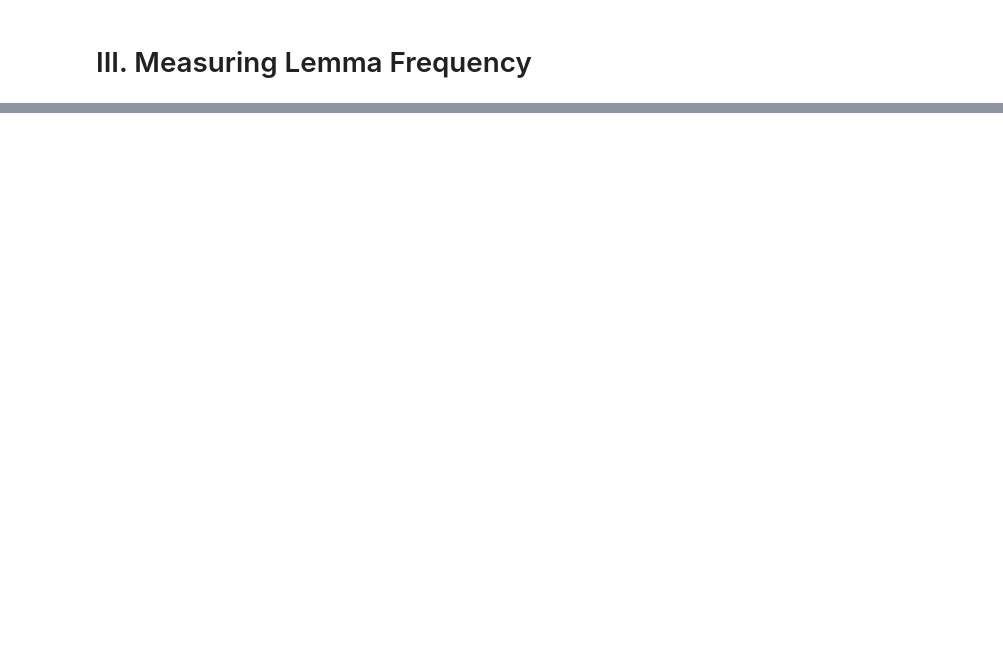
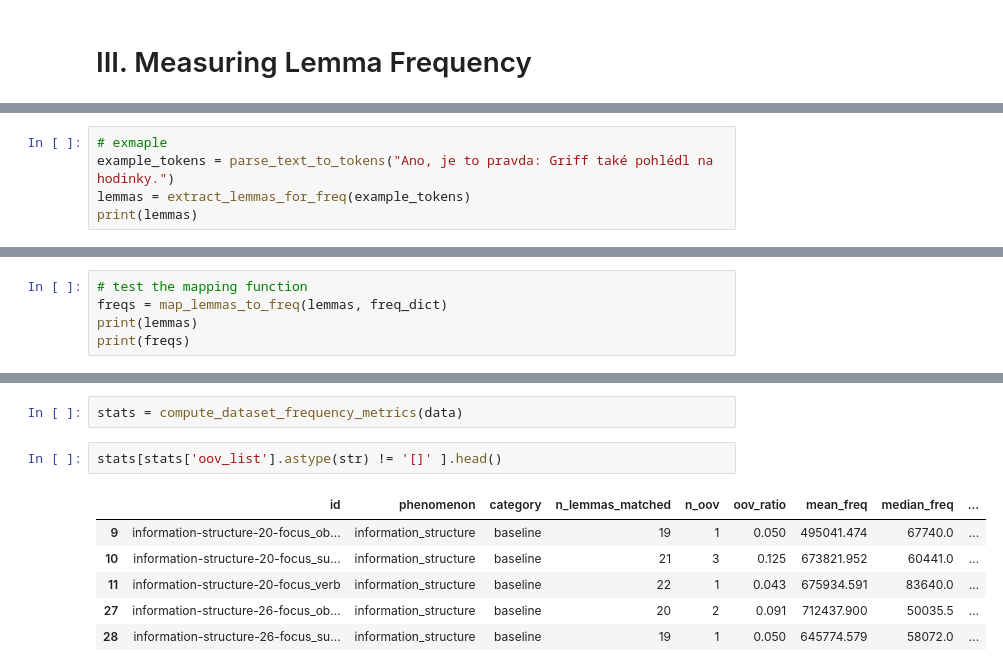
Before and after one commit to quarpeeze/czech-pub, a Jupyter notebook: notebooks/dataset_metrics.ipynb, the cells around one changed output, grey strips where cells are left out. Drawn from its saved outputs; the diff is of its cells as text; blank space fills up the shorter version.

```diff
--- a/notebooks/dataset_metrics.ipynb
+++ b/notebooks/dataset_metrics.ipynb
@@ -346,0 +443,5 @@ explicit_question_focus_verb                46.14   46.0  1.32  42  50
+# %%
+# exmaple
+example_tokens = parse_text_to_tokens("Ano, je to pravda: Griff také pohlédl na hodinky.")
+lemmas = extract_lemmas_for_freq(example_tokens)
+print(lemmas)
@@ -346,0 +450,5 @@ explicit_question_focus_verb                46.14   46.0  1.32  42  50
+# %%
+# test the mapping function
+freqs = map_lemmas_to_freq(lemmas, freq_dict)
+print(lemmas)
+print(freqs)
@@ -346,0 +639,11 @@ explicit_question_focus_verb                46.14   46.0  1.32  42  50
+# %%
+stats = compute_dataset_frequency_metrics(data)
+# %%
+stats[stats['oov_list'].astype(str) != '[]' ].head()
+# %% [output]
+|  | id | phenomenon | category | n_lemmas_matched | n_oov | oov_ratio | mean_freq | median_freq | ... |
+| 9 | information-structure-20-focus_ob... | information_structure | baseline | 19 | 1 | 0.050 | 495041.474 | 67740.0 | ... |
+| 10 | information-structure-20-focus_su... | information_structure | baseline | 21 | 3 | 0.125 | 673821.952 | 60441.0 | ... |
+| 11 | information-structure-20-focus_verb | information_structure | baseline | 22 | 1 | 0.043 | 675934.591 | 83640.0 | ... |
+| 27 | information-structure-26-focus_ob... | information_structure | baseline | 20 | 2 | 0.091 | 712437.900 | 50035.5 | ... |
+| 28 | information-structure-26-focus_su... | information_structure | baseline | 19 | 1 | 0.050 | 645774.579 | 58072.0 | ... |
```
Also changed, not shown: parts of 35 cells of this notebook, 1 other file.
